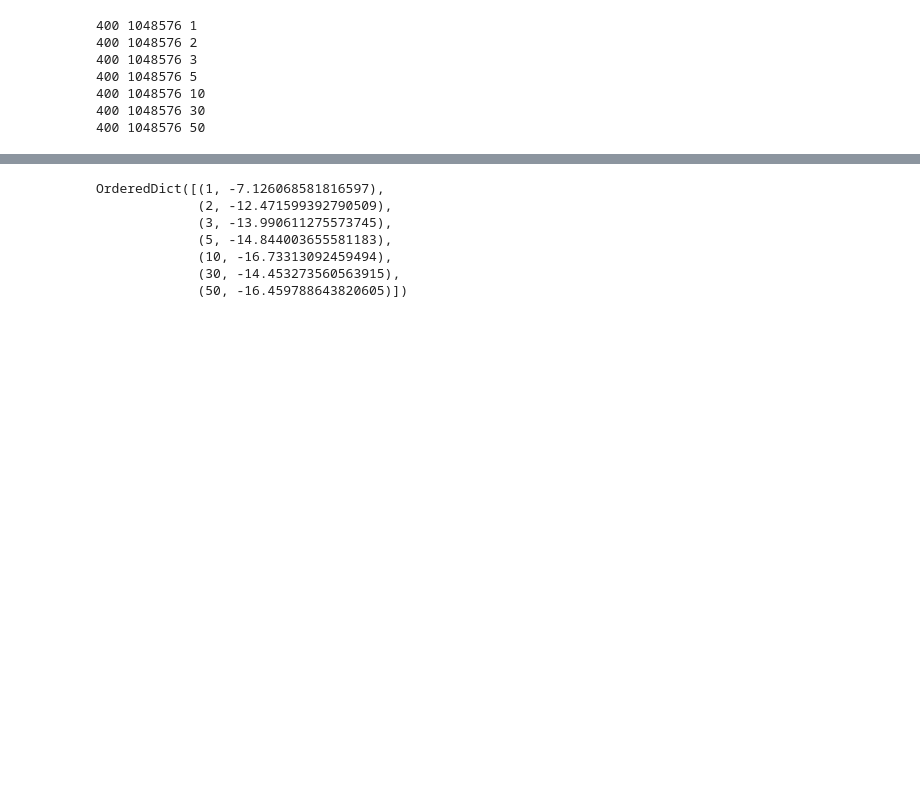
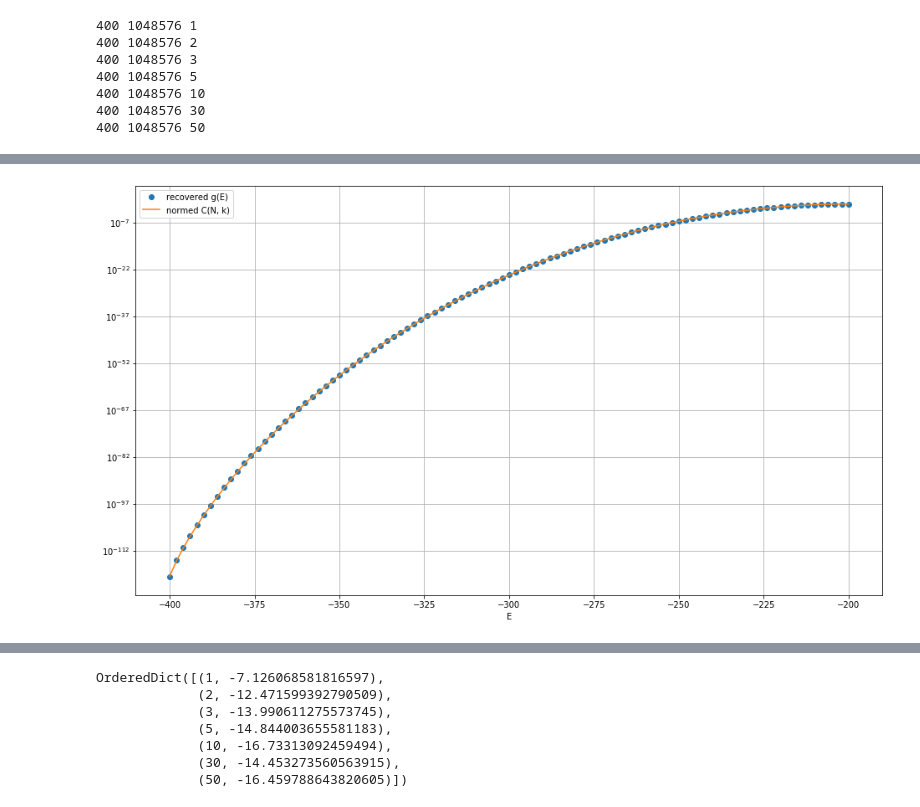
Before and after one commit to MarvelousLim/Potts20Simulation, a Jupyter notebook: Potts20Simulation/IsingEntropyAccurasy.ipynb, the cells around one changed output, grey strips where cells are left out. Drawn from its saved outputs; the diff is of its cells as text; code cells hidden in the pictures; blank space fills up the shorter version.

```diff
--- a/Potts20Simulation/IsingEntropyAccurasy.ipynb
+++ b/Potts20Simulation/IsingEntropyAccurasy.ipynb
@@ -74,3 +88,17 @@ for nSteps in [1, 2, 3, 5, 10, 30, 50]:
+# %%
+plt.figure(figsize=(16, 9))
+threshold = -200
+plt.plot([E for E in g if E <= threshold], [g[E] for E in g if E <= threshold], 'o', label="recovered g(E)")
+plt.plot([E for E in DOS if E <= threshold], [DOS[E] for E in DOS if E <= threshold], label="normed C(N, k)".format(N))
+
+#plt.ylabel("log DOS")
+plt.yscale("log")
+plt.xlabel("E")
+plt.legend()
+plt.grid()
+plt.savefig("3.png")
+# %% [output]
+[figure, added]
 # %%
 plt.figure(figsize=(16, 9))
 threshold = -200
```
Also changed, not shown: parts of 6 cells of this notebook, 7 other files.
